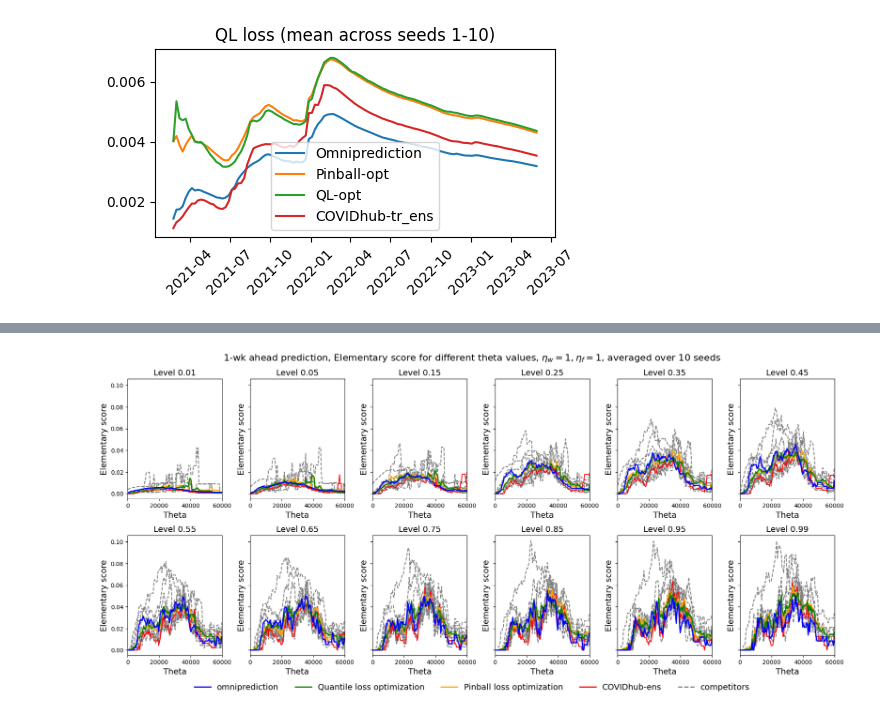
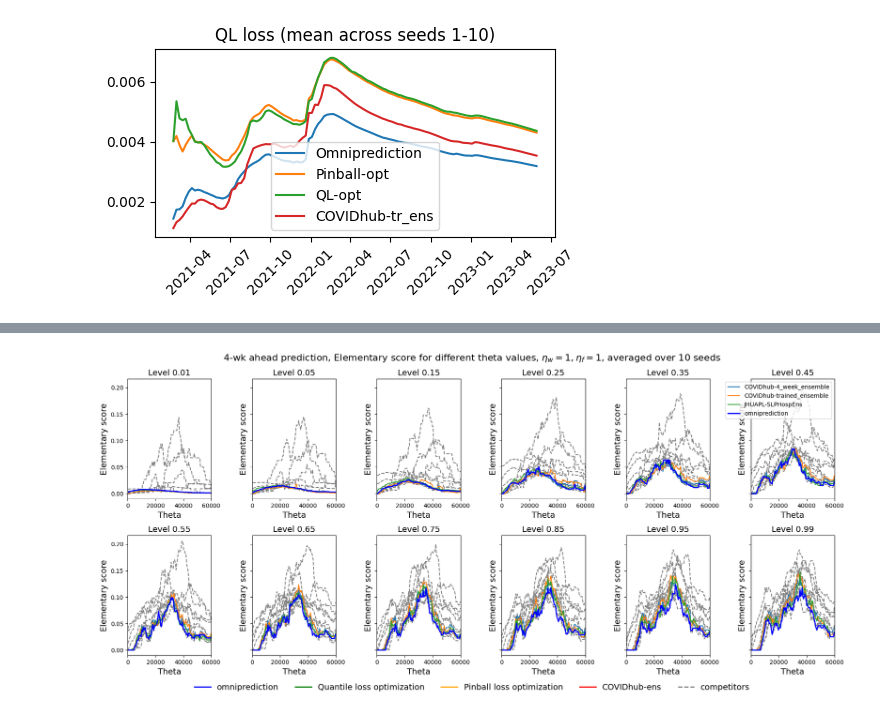
Before and after one commit to hysk79/omni-quantile, a Jupyter notebook: src/covid_hosp_weekly_v2.ipynb, the cells around one changed output, grey strips where cells are left out. Cells and saved outputs as stored; diff of their text form; code cells hidden in the pictures.

```diff
--- a/src/covid_hosp_weekly_v2.ipynb
+++ b/src/covid_hosp_weekly_v2.ipynb
@@ -16,6 +16,7 @@ forecasts_dict = d['forecasts_dict']
 f_list = d['forecaster_list']
 alpha_list = d['alpha_list']
 dates_list = d['dates_list']
+dates_list_pd = pd.to_datetime(dates_list)
 Y = d['Y']
 T = len(dates_list)
 
@@ -84,6 +89,5 @@ for w in range(1,5):
         # omni_result = OmniResult(results)
         pickle.dump(results, open(f"{SAVE_DIR}/results_{exp_name}.pkl", 'wb'))
         # pickle.dump(omni_result, open(f"{SAVE_DIR}/postprocessed_{exp_name}.pkl", 'wb'))
-    break
 # %% [output]
 Running wk1...
@@ -122,0 +151,16 @@ for i, eta_mult in enumerate(eta_list):
+# %%
+for w in range(1, 5):
+    exp_name = exp_name_string_v2(w, 1.0)
+    results = pickle.load(open(f"{SAVE_DIR}/results_{exp_name}.pkl", 'rb'))
+    ens_names = ['COVIDhub-4_week_ensemble', 'COVIDhub-trained_ensemble', 'JHUAPL-SLPHospEns']
+    ens_indices = []
+    for name in ens_names:
+        indices = np.where(np.array(results['forecaster_names']) == name)[0][0]
+        ens_indices.append(indices)
+        print(f"Indices for {name}: {indices}")
+
+    ens_preds_history = results['forecasters_preds_history'][:, :, ens_indices]
+    ens_score_trace = results['forecasters_score_trace'][:, ens_indices]
+
+    ens_d = {'ens_preds_history': ens_preds_history, 'ens_score_trace': ens_score_trace, 'ens_names': ens_names}
+    pickle.dump(ens_d, open(f"../results/{SAVE_DIR}/wk{w}_ens_results.pkl", 'wb'))
@@ -291,78 +432,72 @@ importlib.reload(metrics)
 from metrics import elementary_scores_grid_T_N, elementary_scores_grid_T_N_F
 from tqdm import tqdm
 
-w=1
-F=12
-eta_multiplier = 0.5
+w=4
+eta_multiplier = 1.0
 
-results = pickle.load(open(f"{SAVE_DIR}/results_{exp_name_string_v2(w, eta_multiplier, 1)}.pkl", 'rb'))
+results = pickle.load(open(f"{SAVE_DIR}/results_{exp_name_string_v2(w, eta_multiplier, '_noens')}.pkl", 'rb'))
+ens_results = pickle.load(open(f"../results/{SAVE_DIR}/wk{w}_ens_results.pkl", 'rb'))
 thetas = results['thetas']
 
-omni_murphy = np.zeros((len(alpha_list), len(thetas)))
-ql_murphy = np.zeros((len(alpha_list), len(thetas)))
-pb_murphy = np.zeros((len(alpha_list), len(thetas)))
-f_murphy = np.zeros((len(alpha_list), len(thetas), F))
 
-for seed in tqdm(range(1, 11)):
-    results = pickle.load(open(f"{SAVE_DIR}/results_{exp_name_string_v2(w, eta_multiplier, seed)}.pkl", 'rb'))
-    omni_result = OmniResult(results)
+# results = pickle.load(open(f"{SAVE_DIR}/results_{exp_name_string_v2(w, eta_multiplier, seed)}.pkl", 'rb'))
+# omni_result = OmniResult(results)
 
-    thetas = results['thetas']
-    unit = results['unit']
-    F = results['F']
-    forecaster_names = results['forecaster_names']
+thetas = results['thetas']
+unit = results['unit']
+F = results['F']
+forecaster_names = results['forecaster_names']
 
-    omni_murphy += elementary_scores_grid_T_N(p_grid_T_N=results['phat_history'], y=results['Y'].values, thetas=results['thetas'], alpha_list=results['alpha_list']).mean(axis=0)
-    ql_murphy += elementary_scores_grid_T_N(p_grid_T_N=results['ql_preds_history'], y=results['Y'].values, thetas=results['thetas'], alpha_list=results['alpha_list']).mean(axis=0)
-    pb_murphy += elementary_scores_grid_T_N(p_grid_T_N=results['pinball_preds_history'], y=results['Y'].values, thetas=results['thetas'], alpha_list=results['alpha_list']).mean(axis=0)
-    f_murphy += elementary_scores_grid_T_N_F(p_grid_T_N_F=results['forecasters_preds_history'], y=results['Y'].values, thetas=results['thetas'], alpha_list=results['alpha_list']).mean(axis=0)
-
-omni_murphy /= 10
-ql_murphy /= 10
-pb_murphy /= 10
-f_murphy /= 10
+omni_murphy = elementary_scores_grid_T_N(p_grid_T_N=results['phat_history'], y=results['Y'].values, thetas=results['thetas'], alpha_list=results['alpha_list']).mean(axis=0)
+# ql_murphy = elementary_scores_grid_T_N(p_grid_T_N=results['ql_preds_history'], y=results['Y'].values, thetas=results['thetas'], alpha_list=results['alpha_list']).mean(axis=0)
+# pb_murphy = elementary_scores_grid_T_N(p_grid_T_N=results['pinball_preds_history'], y=results['Y'].values, thetas=results['thetas'], alpha_list=results['alpha_list']).mean(axis=0)
+f_murphy = elementary_scores_grid_T_N_F(p_grid_T_N_F=results['forecasters_preds_history'], y=results['Y'].values, thetas=results['thetas'], alpha_list=results['alpha_list']).mean(axis=0)
+ens_murphy = elementary_scores_grid_T_N_F(p_grid_T_N_F=ens_results['ens_preds_history'], y=results['Y'].values, thetas=results['thetas'], alpha_list=results['alpha_list']).mean(axis=0)
 
 fig, ax = plt.subplots(2, 6, figsize=(18, 8), sharey=True)
 ax = ax.flatten()
 
 for ia, alpha in enumerate(alpha_list[::2]):
-    df = omni_result.single_q_pred_df(ia)
+    # df = omni_result.single_q_pred_df(ia)
 
     for f in range(F):
-        if f < F-1:
-            ax[ia].plot(thetas*unit, f_murphy[ia,:,f], linestyle='--', color='gray')
-        else:
-            ax[ia].plot(thetas*unit, f_murphy[ia,:,f], linestyle='-', color='red')
-    ax[ia].plot(thetas*unit, pb_murphy[ia,:], color='orange', linewidth=2, label='Pinball loss optimization')
-    ax[ia].plot(thetas*unit, ql_murphy[ia,:], color='green', linewidth=2, label='Quantile loss optimization')
+        ax[ia].plot(thetas*unit, f_murphy[ia,:,f], linestyle='--', color='gray')
+    for ie in range(ens_murphy.shape[2]):
+        ax[ia].plot(thetas*unit, ens_murphy[ia,:,ie], linestyle='-', label=ens_results['ens_names'][ie])
+
+
+    # ax[ia].plot(thetas*unit, pb_murphy[ia,:], color='orange', linewidth=2, label='Pinball loss optimization')
+    # ax[ia].plot(thetas*unit, ql_murphy[ia,:], color='green', linewidth=2, label='Quantile loss optimization')
     ax[ia].plot(thetas*unit, omni_murphy[ia,:], color='blue', linewidth=2, label='omniprediction')
 
-    # if ia == 4:
+
+    if ia == 5:
+        ax[ia].legend()
     # Add a custom legend to the bottom of the entire figure
     ax[ia].set_xlabel('Theta', fontsize=14)
     ax[ia].set_ylabel('Elementary score', fontsize=14)
     ax[ia].set_title(f'Level {alpha}', fontsize=14)
     ax[ia].set_xlim(0, 60000)
 
 from matplotlib.lines import Line2D
-custom_lines = [
-    Line2D([0], [0], color='blue', linewidth=2, label='omniprediction'),
-    Line2D([0], [0], color='green', linewidth=2, label='Quantile loss optimization'),
-    Line2D([0], [0], color='orange', linewidth=2, label='Pinball loss optimization'),
-    Line2D([0], [0], color='red', linewidth=2, label='COVIDhub-ens'),
-    Line2D([0], [0], color='gray', linewidth=2, linestyle='--', label='competitors'),
-]
+# custom_lines = [
+#     Line2D([0], [0], color='blue', linewidth=2, label='omniprediction'),
+#     Line2D([0], [0], color='green', linewidth=2, label='Quantile loss optimization'),
+#     Line2D([0], [0], color='orange', linewidth=2, label='Pinball loss optimization'),
+#     Line2D([0], [0], color='red', linewidth=2, label='COVIDhub-ens'),
+#     Line2D([0], [0], color='gray', linewidth=2, linestyle='--', label='competitors'),
+# ]
 fig.legend(
     handles=custom_lines,
     loc='lower center',
     ncol=5,
     bbox_to_anchor=(0.5, -0.05),
     fontsize=14,
     frameon=False
 )
 
 fig.suptitle(rf'{w}-wk ahead prediction, Elementary score for different theta values, $\eta_w=1, \eta_f=1$, averaged over 10 seeds', fontsize=16)
 fig.tight_layout()
 plt.show()
 # %% [output]
-[figure, old version]
+[figure, new version]
```
Also changed, not shown: parts of 9 cells of this notebook, 11 other files.
